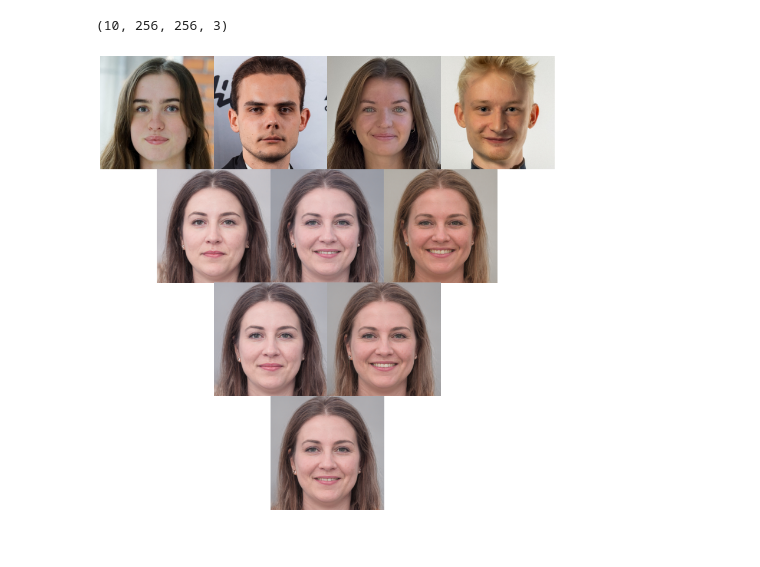
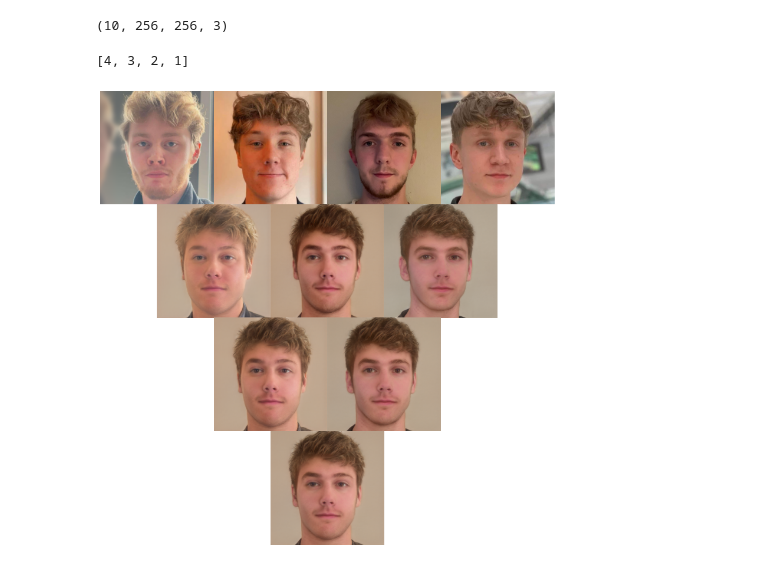
Before and after one commit to olvard/facemorph, a Jupyter notebook: multi_morph_notebook.ipynb, the cells around one changed output. Cells and saved outputs as stored; diff of their text form; code cells hidden in the pictures.

```diff
--- a/multi_morph_notebook.ipynb
+++ b/multi_morph_notebook.ipynb
@@ -12,7 +12,17 @@ anna_path = 'images/anna.jpg'
 filip_path = 'images/filip.jpg'
 emma_path = 'images/emma.jpg'
 oliver_path = 'images/oliver.jpg'
-image_paths = [anna_path, filip_path, emma_path, oliver_path]
+pier_path = 'images/pier.jpg'
+vilma_path = 'images/vilma.jpg'
+georgeClooney_path = 'images/georgeClooney.jpg'
+
+simon_path = 'images/simon.jpg'
+jesper_path = 'images/jesper.jpg'
+sven_path = 'images/sven.jpg'
+adam_path = 'images/adam.jpg'
+
+# image_paths = [anna_path, filip_path, emma_path, oliver_path, pier_path, vilma_path, georgeClooney_path]
+image_paths = [simon_path, jesper_path, sven_path, adam_path]
 # %%
 # create a list of all the image paths
 aligned_faces = []
@@ -53,7 +63,7 @@ MPS is available
 # project the images to the latent space
 latent = []
 for face in aligned_faces:
-	latent.append(projector.project(G, target=face, num_steps=4, device=device, verbose=True))
+	latent.append(projector.project(G, target=face, num_steps=250, device=device, verbose=True))
 
 print(latent)
 # %% [output]
@@ -201,7 +207,9 @@ print(morphed_images.shape)
 import matplotlib.pyplot as plt
 
 # Number of images per row
-rows_layout = [4, 3, 2, 1]
+rows_layout = [len(aligned_faces) - i for i in range(len(aligned_faces))]
+
+print(rows_layout)
 
 # Create a new figure
 fig, ax = plt.subplots(figsize=(15, 15))
@@ -215,31 +223,32 @@ total_height = len(rows_layout)
 
 # Set the limits of the plot
 ax.set_xlim(0, total_width)
 ax.set_ylim(0, total_height)
 
 # Index to track which image we are displaying
 image_idx = 0
 
 # Loop through the rows and display the corresponding number of images in each row
 for row_idx, num_cols in enumerate(rows_layout):
     # Calculate the offset for this row
     row_offset = row_idx * 0.5
 
     for col_idx in range(num_cols):
         if image_idx < len(morphed_images):
             # Calculate the position for this image
             x = col_idx + row_offset
             y = total_height - row_idx - 1  # Invert y-axis for top-to-bottom layout
 
             # Add the image to the plot
             ax.imshow(morphed_images[image_idx], extent=[x, x+1, y, y+1], aspect='equal', cmap='gray')
 
             image_idx += 1
 
 # Adjust the layout
 plt.tight_layout()
 
 # Display the images
 plt.show()
 # %% [output]
+[4, 3, 2, 1]
-[figure, old version]
+[figure, new version]
```
Also changed, not shown: parts of 4 cells of this notebook, 2 other files.
